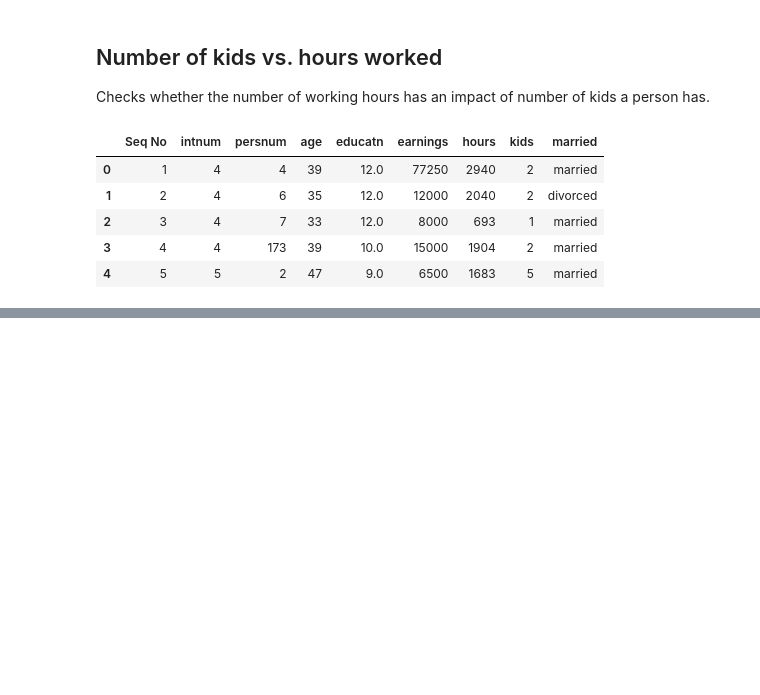
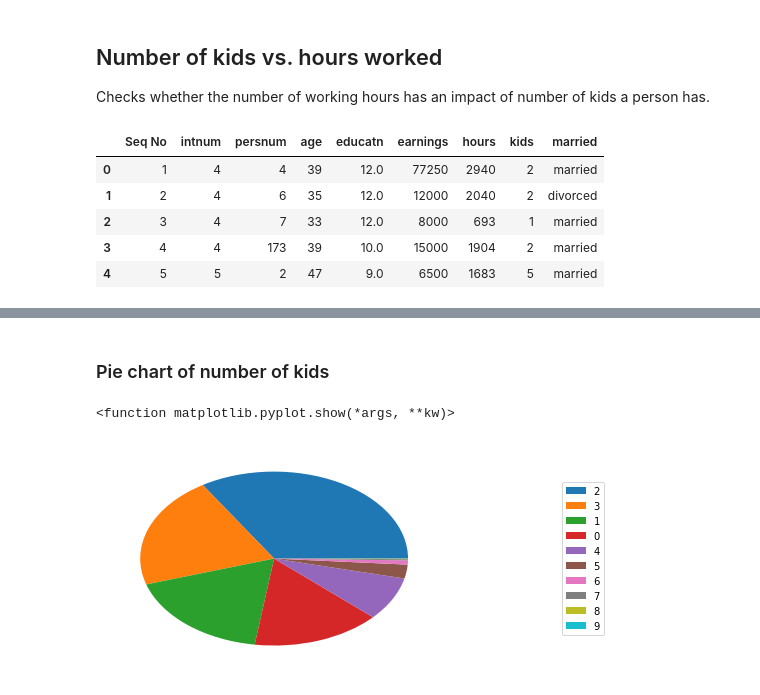
Before and after one commit to AyeshaShehani/Data-Science-Assignment, a Jupyter notebook: Hypothesis 1/Hypothesis 1.ipynb, the cells around one changed output, grey strips where cells are left out. Drawn from its saved outputs; the diff is of its cells as text; code cells hidden in the pictures; blank space fills up the shorter version.

```diff
--- a/Hypothesis 1/Hypothesis 1.ipynb
+++ b/Hypothesis 1/Hypothesis 1.ipynb
@@ -23,0 +47,10 @@ data.head()
+# %% [markdown]
+### Pie chart of number of kids
+# %%
+plt.pie(data.kids.value_counts())
+labels=data.kids.value_counts().index.tolist()
+plt.legend(labels, loc=5,  bbox_to_anchor=(1.5, 0.5))
+plt.show
+# %% [output]
+<function matplotlib.pyplot.show(*args, **kw)>
+[figure, added]
```
Also changed, not shown: parts of 40 cells of this notebook.
